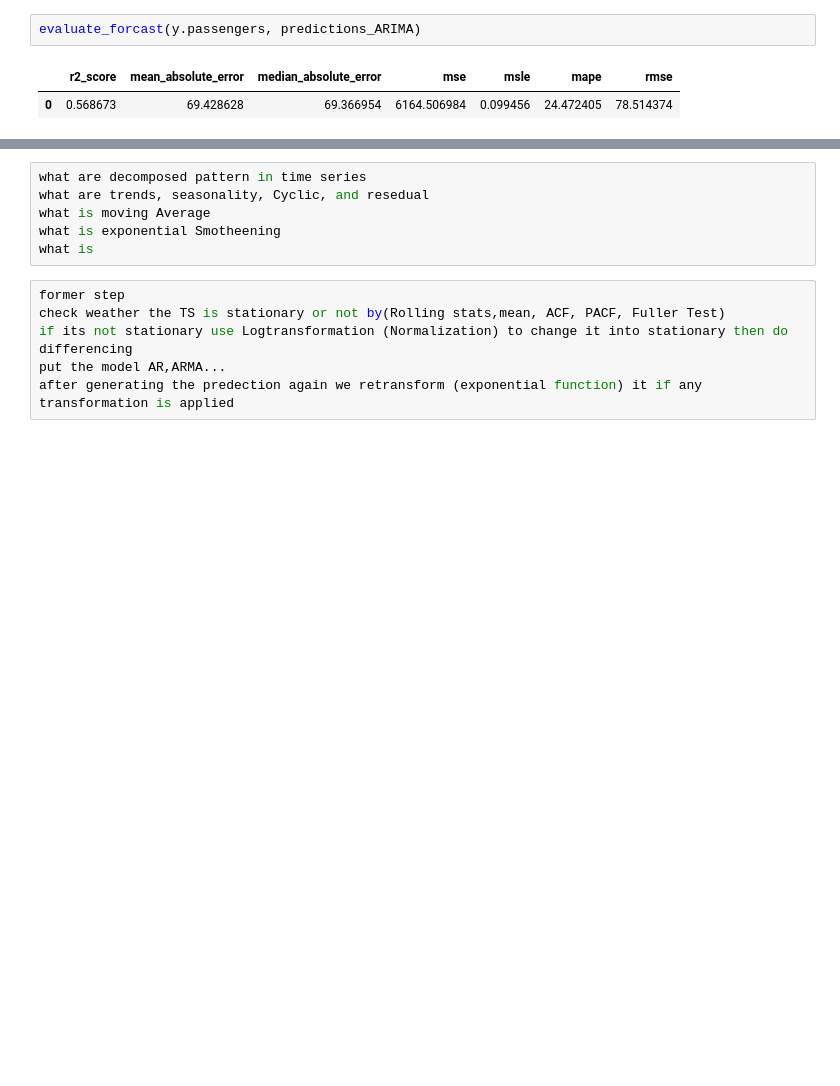
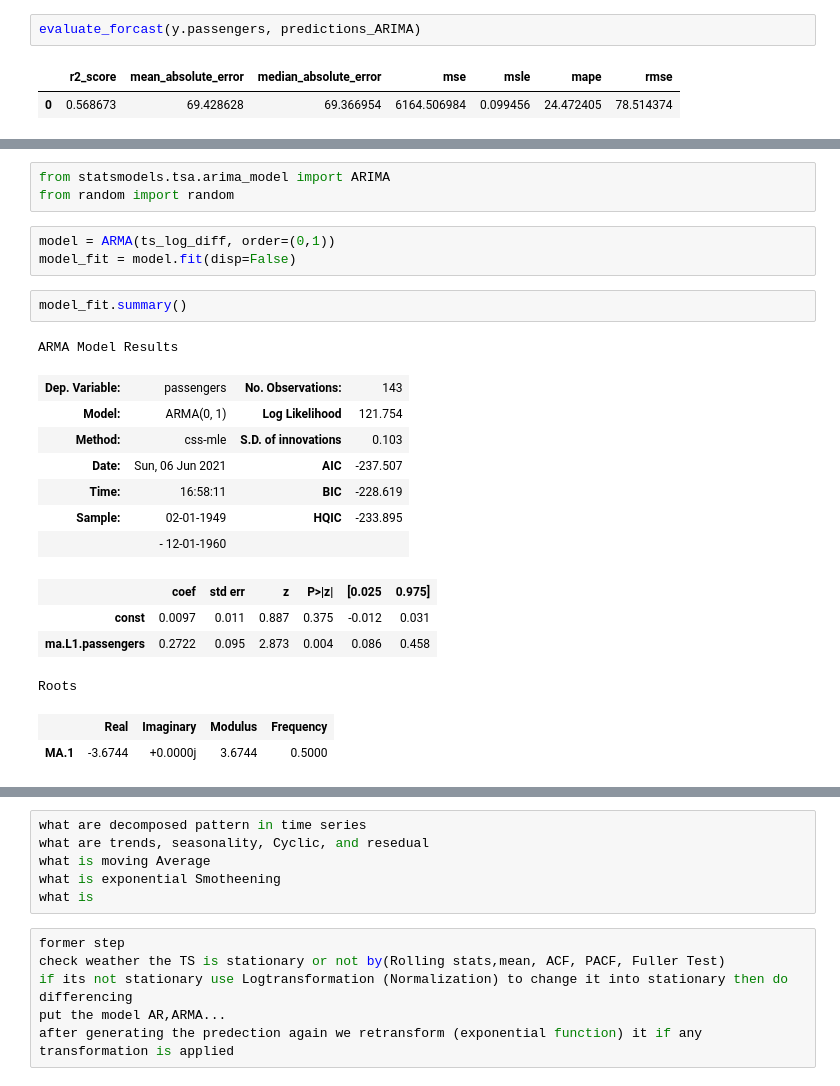
Before and after one commit to melwinmpk/python_datascience, a Jupyter notebook: ML/Time Series Analysis and Forcasting in Python.ipynb, the cells around one changed output, grey strips where cells are left out. Drawn from its saved outputs; the diff is of its cells as text; blank space fills up the shorter version.

```diff
--- a/ML/Time Series Analysis and Forcasting in Python.ipynb
+++ b/ML/Time Series Analysis and Forcasting in Python.ipynb
@@ -732,0 +734,23 @@ evaluate_forcast(y.passengers, predictions_ARIMA)
+# %%
+from statsmodels.tsa.arima_model import ARIMA
+from random import random
+# %%
+model = ARMA(ts_log_diff, order=(0,1))
+model_fit = model.fit(disp=False)
+# %%
+model_fit.summary()
+# %% [output]
+ARMA Model Results
+| Dep. Variable: | passengers | No. Observations: | 143 |
+| Model: | ARMA(0, 1) | Log Likelihood | 121.754 |
+| Method: | css-mle | S.D. of innovations | 0.103 |
+| Date: | Sun, 06 Jun 2021 | AIC | -237.507 |
+| Time: | 16:58:11 | BIC | -228.619 |
+| Sample: | 02-01-1949 | HQIC | -233.895 |
+|  | - 12-01-1960 |  |  |
+|  | coef | std err | z | P>|z| | [0.025 | 0.975] |
+| const | 0.0097 | 0.011 | 0.887 | 0.375 | -0.012 | 0.031 |
+| ma.L1.passengers | 0.2722 | 0.095 | 2.873 | 0.004 | 0.086 | 0.458 |
+Roots
+|  | Real | Imaginary | Modulus | Frequency |
+| MA.1 | -3.6744 | +0.0000j | 3.6744 | 0.5000 |
```
Also changed, not shown: parts of 10 cells of this notebook.
